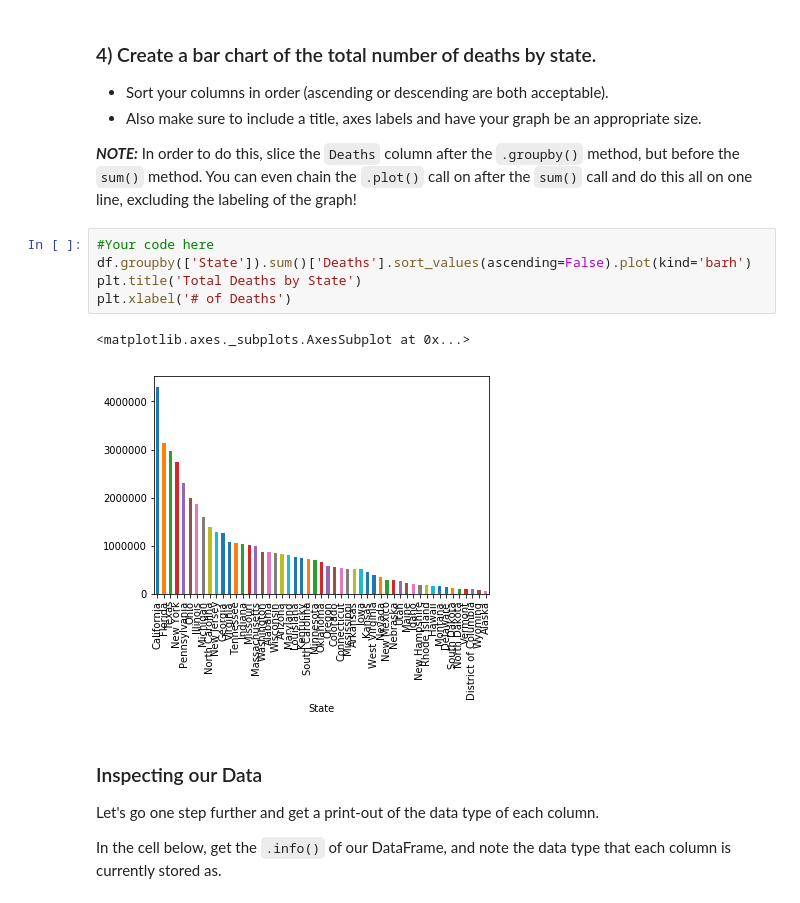
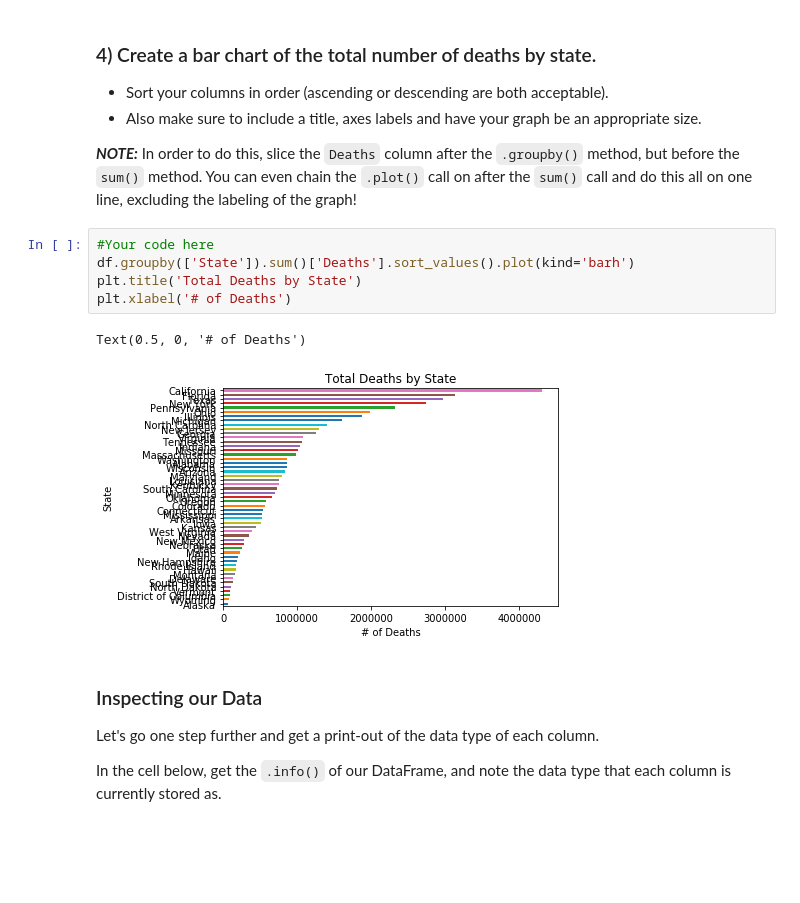
Before and after one commit to probboy/dsc-pivot-tables-pandas-lab-nyc-ds-071519, a Jupyter notebook: index.ipynb, the cells around one changed output. Drawn from its saved outputs; the diff is of its cells as text; blank space fills up the shorter version.

```diff
--- a/index.ipynb
+++ b/index.ipynb
@@ -96,12 +96,12 @@ df.groupby(['Gender','Race']).min().head()
 **_NOTE:_** In order to do this, slice the `Deaths` column after the `.groupby()` method, but before the `sum()` method.  You can even chain the `.plot()` call on after the `sum()` call and do this all on one line, excluding the labeling of the graph!
 # %%
 #Your code here
-df.groupby(['State']).sum()['Deaths'].sort_values(ascending=False).plot(kind='barh')
+df.groupby(['State']).sum()['Deaths'].sort_values().plot(kind='barh')
 plt.title('Total Deaths by State')
 plt.xlabel('# of Deaths')
 # %% [output]
-<matplotlib.axes._subplots.AxesSubplot at 0x...>
+Text(0.5, 0, '# of Deaths')
-[figure, old version]
+[figure, new version]
 # %% [markdown]
 ### Inspecting our Data
 
```
